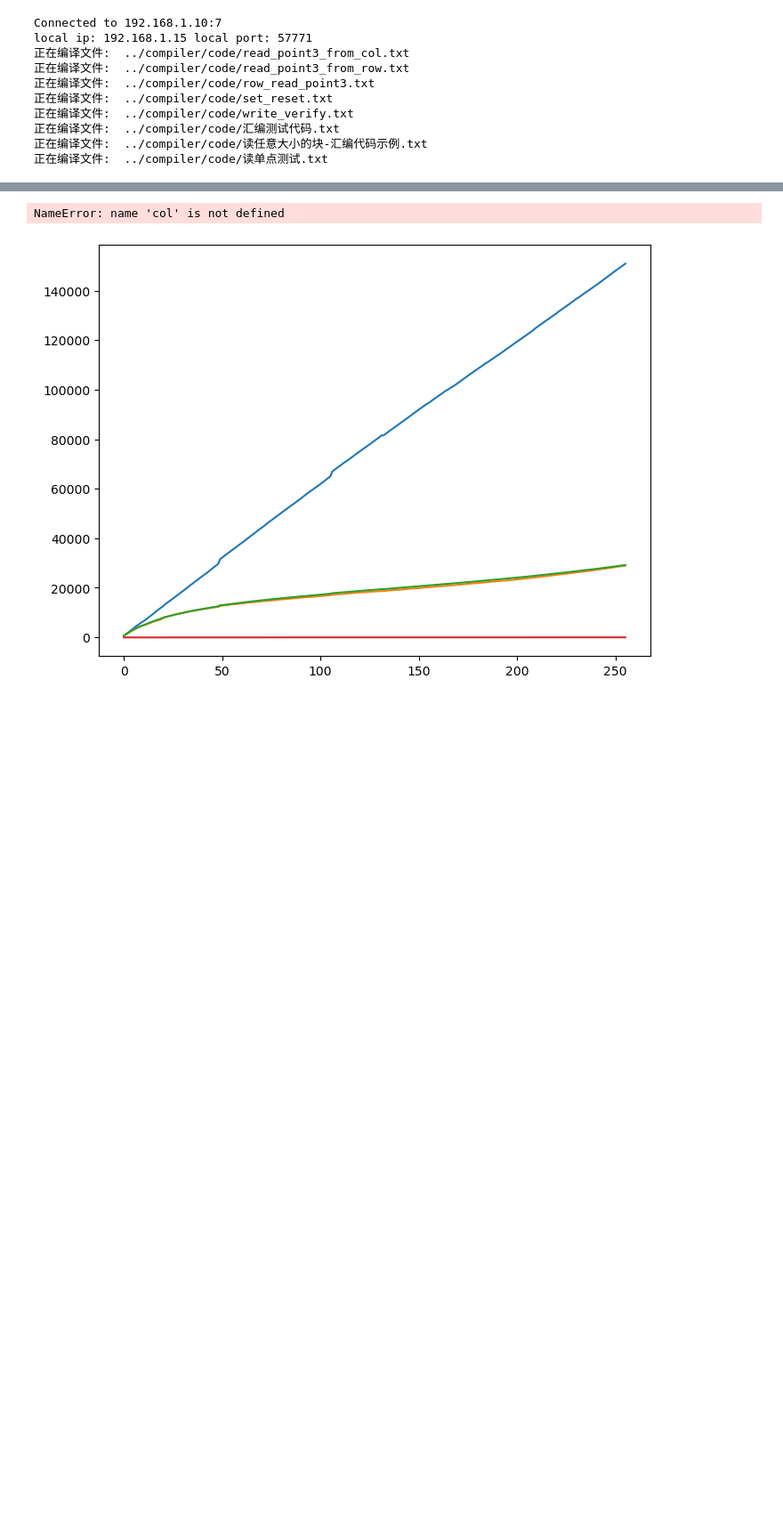
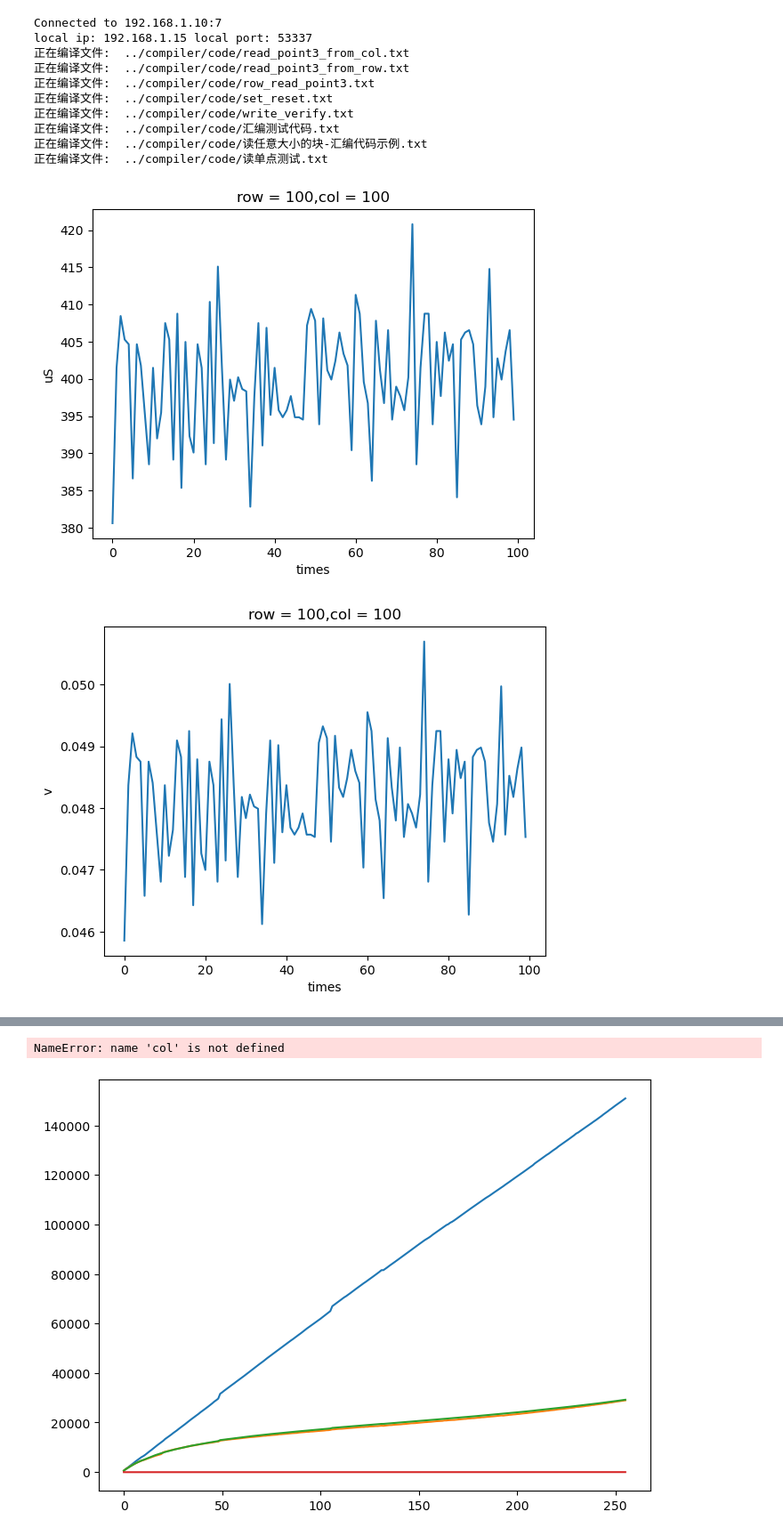
Before and after one commit to bei-meng/host_computer, a Jupyter notebook: examples/测试累加与推理的比例.ipynb, the cells around one changed output, grey strips where cells are left out. Shown at 89% size. Saved outputs shown, nothing was run; the diff lists cells and outputs as text; code cells hidden in the pictures; blank space fills up the shorter version.

```diff
--- a/examples/测试累加与推理的比例.ipynb
+++ b/examples/测试累加与推理的比例.ipynb
@@ -22,14 +22,14 @@ from network.layer import Layer
 # %%
 chip=CHIP(PS(host="192.168.1.10", port = 7, debug=0),init=True)
 chip.set_device_cfg(deviceType=0,IsNew32=False)
-chip.adc.set_gap(adc_cs_gap=90,adc_first_gap=10,adc_last_gap=10)
+chip.adc.set_gap(adc_cs_gap=90,adc_first_gap=100,adc_last_gap=100)
 chip.adc.set_gain_resistor(big_resistance=10e3,small_resistance=200)
 chip.clk_manager.set_cyc(10, 10,delay3=50)
 chip.add_compiler("../compiler/code/")
 chip.compensation.initop("../chip_data/chip6_/")
 # %% [output]
 Connected to 192.168.1.10:7
-local ip: 192.168.1.15 local port: 57771
+local ip: 192.168.1.15 local port: 53337
 正在编译文件:  ../compiler/code/read_point3_from_col.txt
 正在编译文件:  ../compiler/code/read_point3_from_row.txt
 正在编译文件:  ../compiler/code/row_read_point3.txt
@@ -38,4 +38,32 @@ local ip: 192.168.1.15 local port: 57771
 正在编译文件:  ../compiler/code/汇编测试代码.txt
 正在编译文件:  ../compiler/code/读任意大小的块-汇编代码示例.txt
 正在编译文件:  ../compiler/code/读单点测试.txt
+# %%
+need_read = np.zeros((256,256),dtype=bool)
+row = 100
+col = 100
+need_read[row,col]=True
+ans = []
+vol = []
+for i in range(100):
+    voltage_base = chip.read_point2(crossbar=need_read,read_voltage=0,tg=5,gain=1,from_row=True,out_type=0)
+    voltage = chip.read_point2(crossbar=need_read,read_voltage=0.1,tg=5,gain=1,from_row=True,out_type=0)
+    cond = chip.voltage_to_cond(voltage=voltage-voltage_base)
+    ans.append(cond[need_read])
+    vol.append((voltage-voltage_base)[need_read])
+
+plt.plot(ans)
+plt.title(f"row = {row},col = {col}")
+plt.xlabel("times")
+plt.ylabel("uS")
+plt.show()
+
+plt.plot(vol)
+plt.title(f"row = {row},col = {col}")
+plt.xlabel("times")
+plt.ylabel("v")
+plt.show()
+# %% [output]
+[figure, added]
+[figure, added]
 # %%
```
Also changed, not shown: parts of 4 cells of this notebook, 4 other files.
